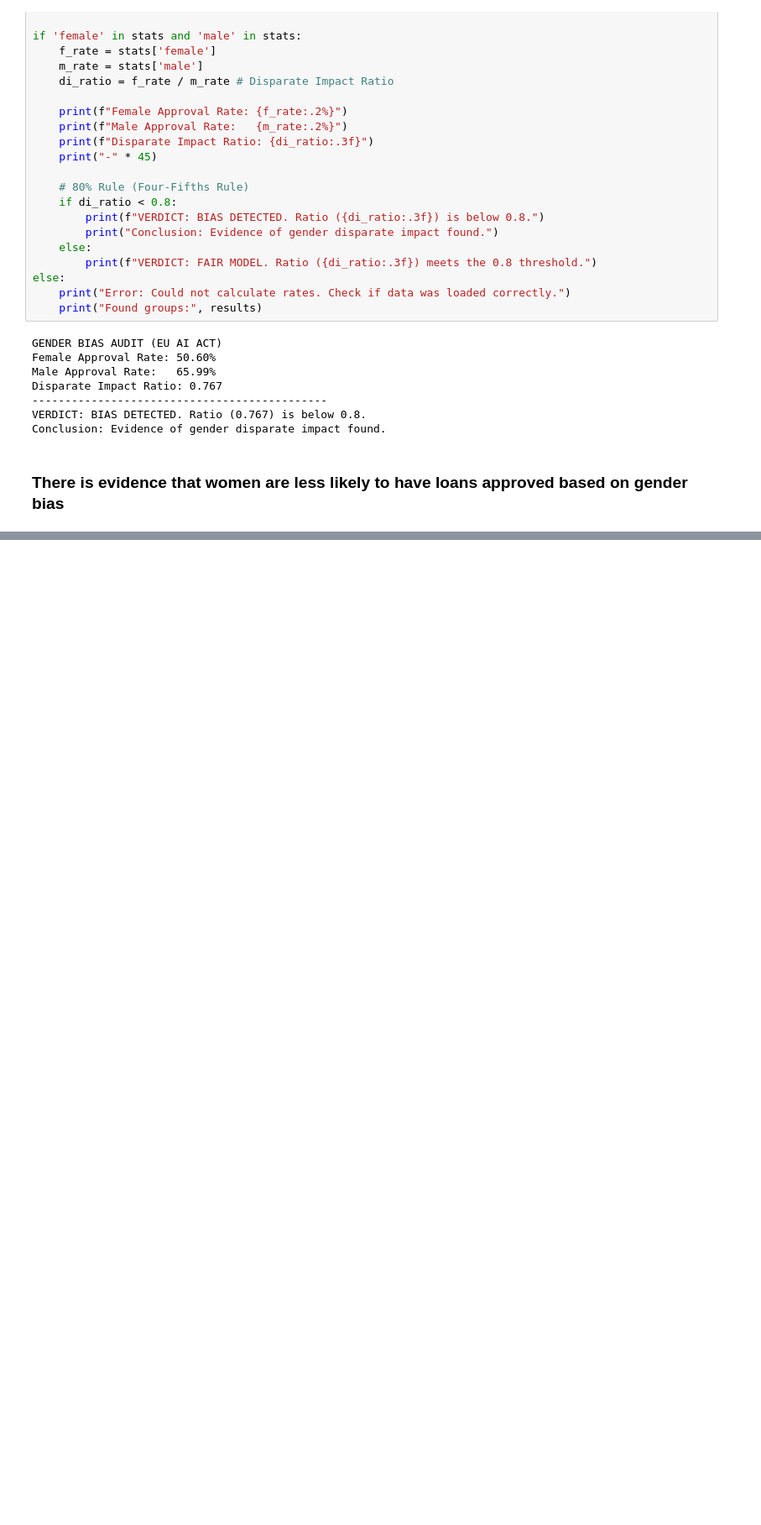
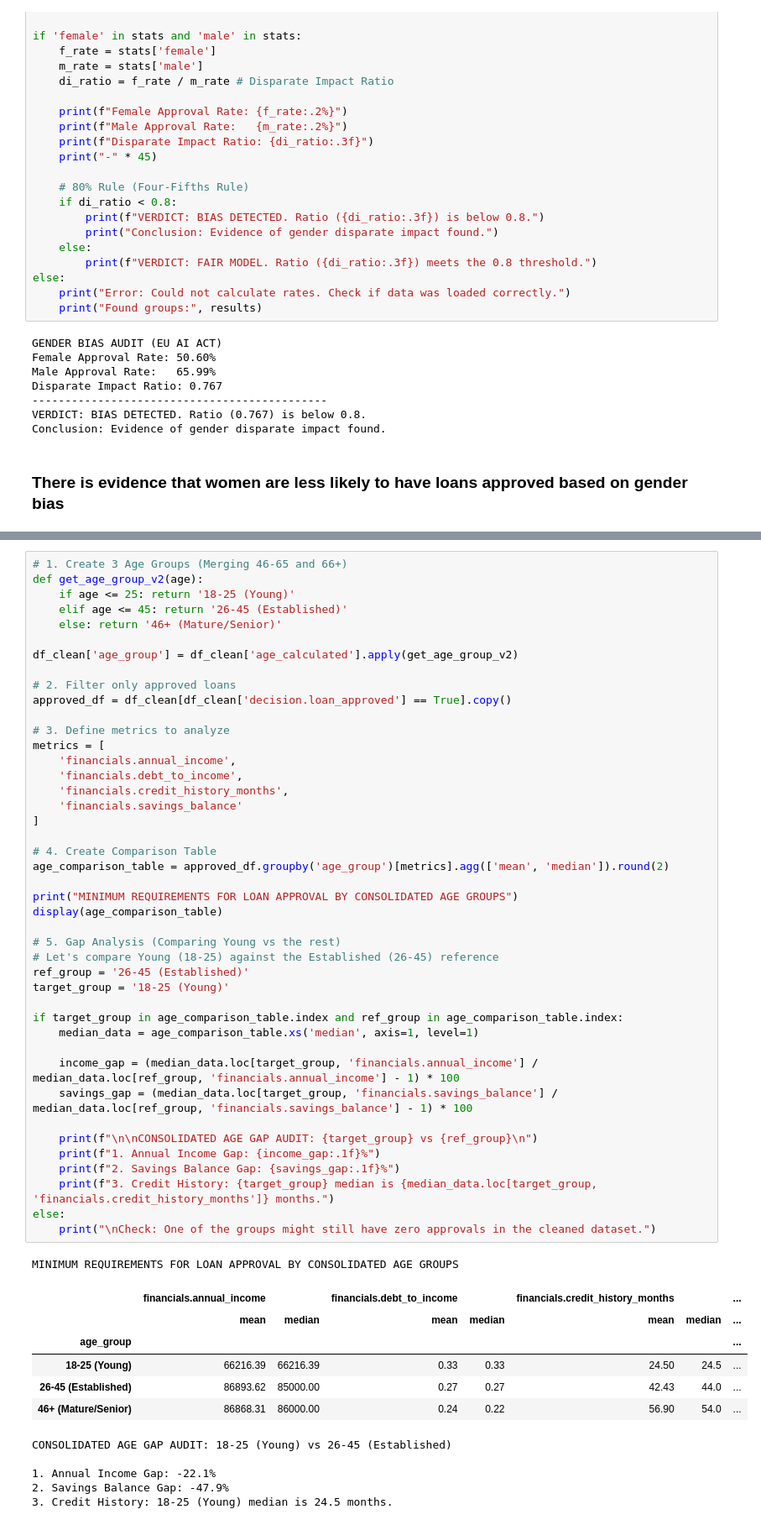
Before and after one commit to jjtobo97/dego-project-team8, a Jupyter notebook: 02-bias-analysis.ipynb, the cells around one changed output, grey strips where cells are left out. Shown at 84% size. Saved outputs shown, nothing was run; the diff lists cells and outputs as text; blank space fills up the shorter version.

Commit message:
feat: implement age bias audit

```diff
--- a/02-bias-analysis.ipynb
+++ b/02-bias-analysis.ipynb
@@ -484,0 +539,56 @@ Conclusion: Evidence of gender disparate impact found.
+# %%
+# 1. Create 3 Age Groups (Merging 46-65 and 66+)
+def get_age_group_v2(age):
+    if age <= 25: return '18-25 (Young)'
+    elif age <= 45: return '26-45 (Established)'
+    else: return '46+ (Mature/Senior)'
+
+df_clean['age_group'] = df_clean['age_calculated'].apply(get_age_group_v2)
+
+# 2. Filter only approved loans
+approved_df = df_clean[df_clean['decision.loan_approved'] == True].copy()
+
+# 3. Define metrics to analyze
+metrics = [
+    'financials.annual_income',
+    'financials.debt_to_income',
+    'financials.credit_history_months',
+    'financials.savings_balance'
+]
+
+# 4. Create Comparison Table
+age_comparison_table = approved_df.groupby('age_group')[metrics].agg(['mean', 'median']).round(2)
+
+print("MINIMUM REQUIREMENTS FOR LOAN APPROVAL BY CONSOLIDATED AGE GROUPS")
+display(age_comparison_table)
+
+# 5. Gap Analysis (Comparing Young vs the rest)
+# Let's compare Young (18-25) against the Established (26-45) reference
+ref_group = '26-45 (Established)'
+target_group = '18-25 (Young)'
+
+if target_group in age_comparison_table.index and ref_group in age_comparison_table.index:
+    median_data = age_comparison_table.xs('median', axis=1, level=1)
+
+    income_gap = (median_data.loc[target_group, 'financials.annual_income'] / median_data.loc[ref_group, 'financials.annual_income'] - 1) * 100
+    savings_gap = (median_data.loc[target_group, 'financials.savings_balance'] / median_data.loc[ref_group, 'financials.savings_balance'] - 1) * 100
+
+    print(f"\n\nCONSOLIDATED AGE GAP AUDIT: {target_group} vs {ref_group}\n")
+    print(f"1. Annual Income Gap: {income_gap:.1f}%")
+    print(f"2. Savings Balance Gap: {savings_gap:.1f}%")
+    print(f"3. Credit History: {target_group} median is {median_data.loc[target_group, 'financials.credit_history_months']} months.")
+else:
+    print("\nCheck: One of the groups might still have zero approvals in the cleaned dataset.")
+# %% [output]
+MINIMUM REQUIREMENTS FOR LOAN APPROVAL BY CONSOLIDATED AGE GROUPS
+|  | financials.annual_income |  | financials.debt_to_income |  | financials.credit_history_months |  | ... |
+|  | mean | median | mean | median | mean | median | ... |
+| age_group |  |  |  |  |  |  | ... |
+| 18-25 (Young) | 66216.39 | 66216.39 | 0.33 | 0.33 | 24.50 | 24.5 | ... |
+| 26-45 (Established) | 86893.62 | 85000.00 | 0.27 | 0.27 | 42.43 | 44.0 | ... |
+| 46+ (Mature/Senior) | 86868.31 | 86000.00 | 0.24 | 0.22 | 56.90 | 54.0 | ... |
+CONSOLIDATED AGE GAP AUDIT: 18-25 (Young) vs 26-45 (Established)
+
+1. Annual Income Gap: -22.1%
+2. Savings Balance Gap: -47.9%
+3. Credit History: 18-25 (Young) median is 24.5 months.
```
Also changed, not shown: parts of 7 cells of this notebook, 2 other files.
